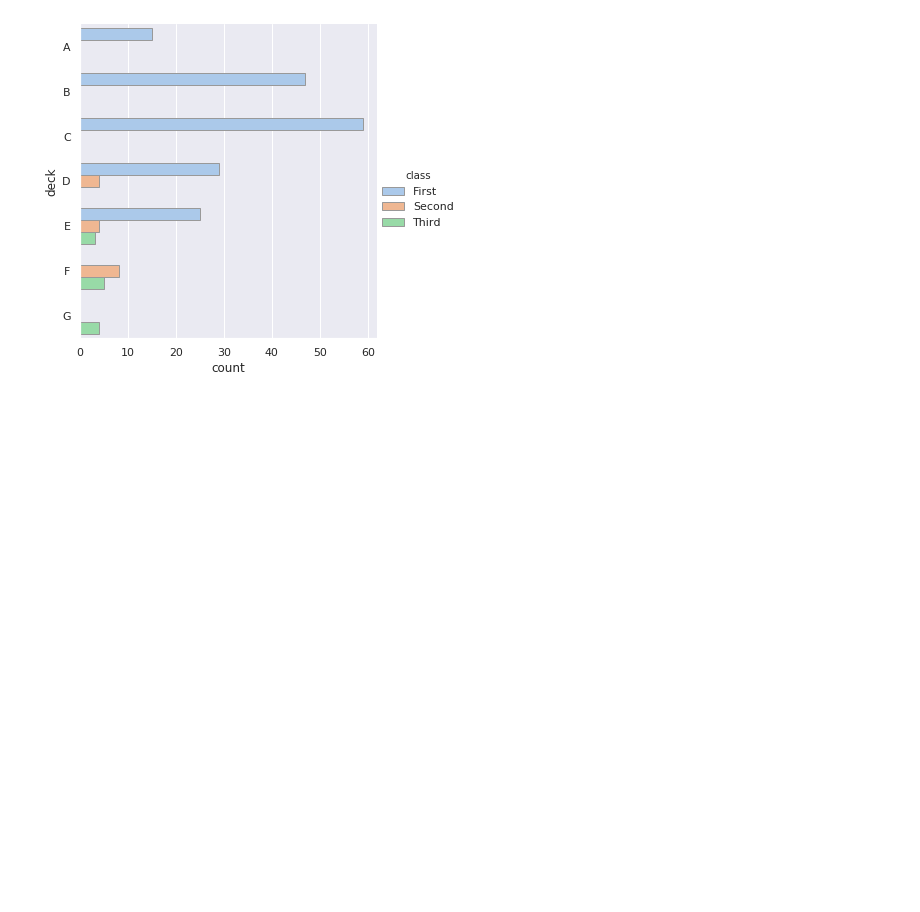
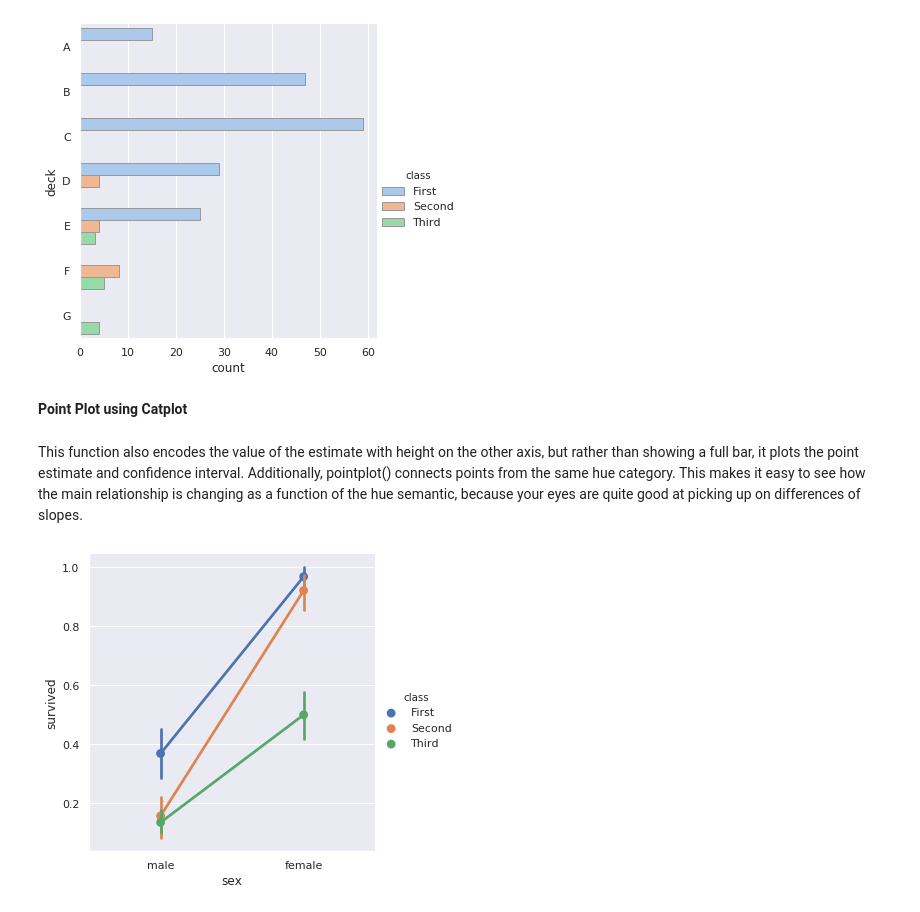
Before and after one commit to Deepshikha05/Visualization-in-Python, a Jupyter notebook: seaborn/seaborn.ipynb, the cells around one changed output. Saved outputs shown, nothing was run; the diff lists cells and outputs as text; code cells hidden in the pictures; blank space fills up the shorter version.

Commit message:
Seaborn - Added Plots for Categorical Type Data

```diff
--- a/seaborn/seaborn.ipynb
+++ b/seaborn/seaborn.ipynb
@@ -368,3 +368,11 @@ sns.catplot(y="deck", hue="class", kind="count",
             data=titanic);
 # %% [output]
 [figure]
+# %% [markdown]
+__Point Plot using Catplot__
+# %% [markdown]
+This function also encodes the value of the estimate with height on the other axis, but rather than showing a full bar, it plots the point estimate and confidence interval. Additionally, pointplot() connects points from the same hue category. This makes it easy to see how the main relationship is changing as a function of the hue semantic, because your eyes are quite good at picking up on differences of slopes.
+# %%
+sns.catplot(x="sex", y="survived", hue="class", kind="point", data=titanic);
+# %% [output]
+[figure, added]
```
Also changed, not shown: parts of 10 cells of this notebook.
